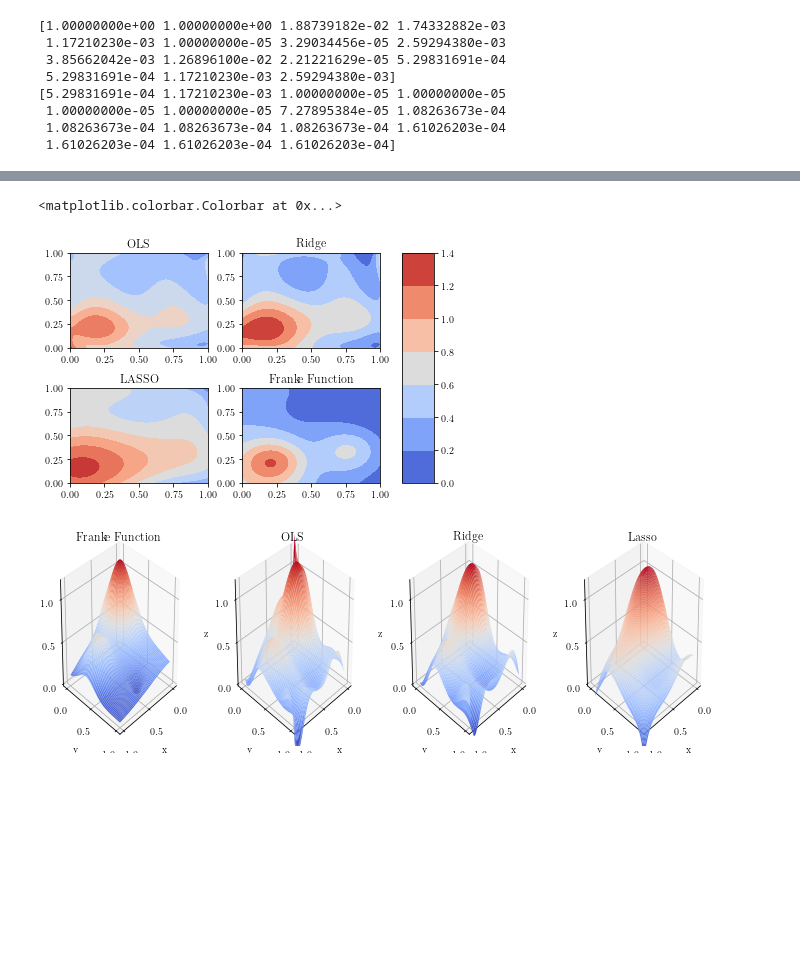
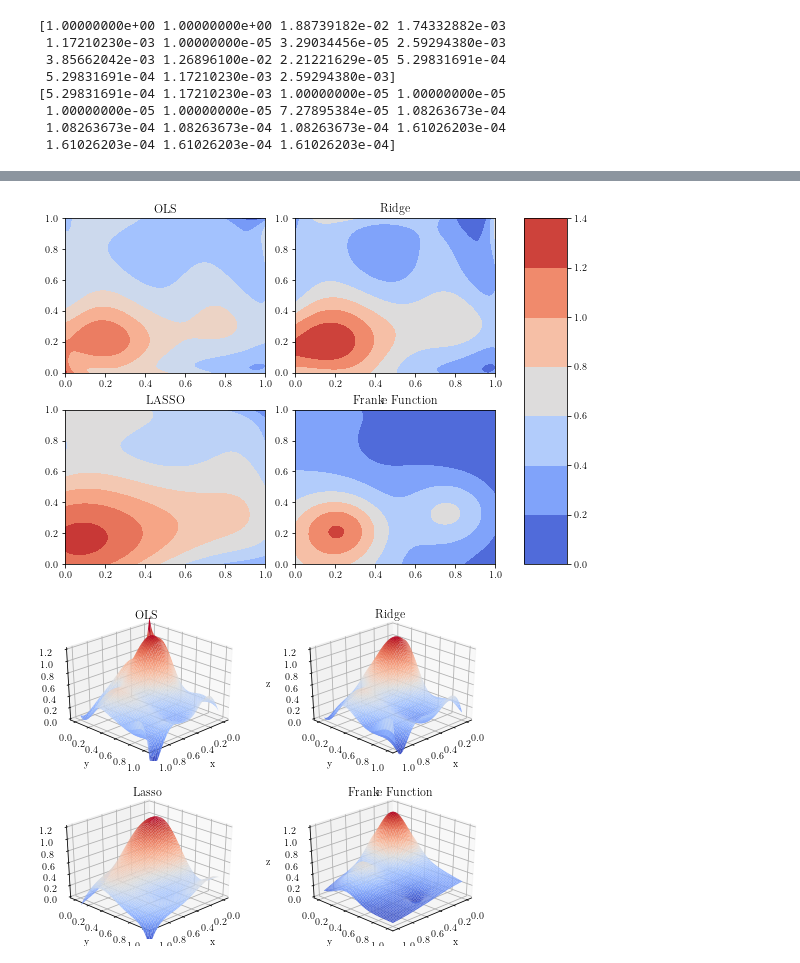
Before and after one commit to nicholaskarlsen/FYS-STK4155, a Jupyter notebook: project_1/notebooks/bulk_analysis_notebook.ipynb, the cells around one changed output, grey strips where cells are left out. Cells and saved outputs as stored; diff of their text form; code cells hidden in the pictures; blank space fills up the shorter version.

Commit message:
Added terrain plots to document

```diff
--- a/project_1/notebooks/bulk_analysis_notebook.ipynb
+++ b/project_1/notebooks/bulk_analysis_notebook.ipynb
@@ -428,47 +428,40 @@ print(stat_tools.MSE(z_plot_franke,z_predict_lasso))
 0.006265485178794638
 # %%
+plt.figure(figsize=FIGURESIZE * 2)
+
 plt.subplot(221)
 plt.contourf(x_plot_mesh, y_plot_mesh, z_predict_ols, cmap=cm.coolwarm)
 plt.title("OLS")
 plt.tight_layout()
 
 plt.subplot(222)
 plt.contourf(x_plot_mesh, y_plot_mesh, z_predict_ridge, cmap=cm.coolwarm)
 plt.title("Ridge")
 plt.tight_layout()
 
 plt.subplot(223)
 plt.contourf(x_plot_mesh, y_plot_mesh, z_predict_lasso, cmap=cm.coolwarm)
 plt.title("LASSO")
 plt.tight_layout()
 
 plt.subplot(224)
 plt.contourf(x_plot_mesh, y_plot_mesh, z_plot_franke, cmap=cm.coolwarm)
 plt.title("Franke Function")
 plt.tight_layout()
 
 
 plt.subplots_adjust(bottom=0.1, right=0.8, top=0.9)
 cax = plt.axes([0.85, 0.1, 0.075, 0.8])
 plt.colorbar(cax=cax)
+
+plt.savefig(FIGPATH + "FRANKE_FIT_CONTOUR.pdf")
 # %% [output]
-<matplotlib.colorbar.Colorbar at 0x...>
-[figure, old version]
+[figure, new version]
 # %%
-fig = plt.figure(figsize=(3 * 4,4))
-
-# Plot the analytic curve
-ax = fig.add_subplot(1, 4, 1, projection="3d")
-ax.set_title("Franke Function")
-ax.view_init(azim=45)
-ax.set_xlabel("x")
-ax.set_ylabel("y")
-ax.set_zlabel("z")
-ax.set_zlim([0, 1.2])
-surf = ax.plot_surface(x_plot_mesh, y_plot_mesh, z_plot_franke, cmap=cm.coolwarm)
+fig = plt.figure(figsize=FIGURESIZE*2)
 
 # Plot the OLS prediction
-ax = fig.add_subplot(1, 4, 2, projection="3d")
+ax = fig.add_subplot(2, 2, 1, projection="3d")
 ax.set_title("OLS")
 ax.view_init(azim=45)
 ax.set_xlabel("x")
@@ -478,7 +471,7 @@ ax.set_zlim([0, 1.2])
 
 surf = ax.plot_surface(x_plot_mesh, y_plot_mesh, z_predict_ols, cmap=cm.coolwarm)
 # Plot the Ridge
-ax = fig.add_subplot(1, 4, 3, projection="3d")
+ax = fig.add_subplot(2, 2, 2, projection="3d")
 ax.set_title("Ridge")
 ax.view_init(azim=45)
 ax.set_xlabel("x")
@@ -487,7 +480,7 @@ ax.set_zlabel("z")
 ax.set_zlim([0, 1.2])
 surf = ax.plot_surface(x_plot_mesh, y_plot_mesh, z_predict_ridge, cmap=cm.coolwarm)
 # Plot the Lasso
-ax = fig.add_subplot(1, 4, 4, projection="3d")
+ax = fig.add_subplot(2, 2, 3, projection="3d")
 ax.set_title("Lasso")
 ax.view_init(azim=45)
 ax.set_xlabel("x")
@@ -495,5 +488,17 @@ ax.set_ylabel("y")
 ax.set_zlabel("z")
 ax.set_zlim([0, 1.2])
 surf = ax.plot_surface(x_plot_mesh, y_plot_mesh, z_predict_lasso, cmap=cm.coolwarm)
+
+# Plot the analytic curve
+ax = fig.add_subplot(2, 2, 4, projection="3d")
+ax.set_title("Franke Function")
+ax.view_init(azim=45)
+ax.set_xlabel("x")
+ax.set_ylabel("y")
+ax.set_zlabel("z")
+ax.set_zlim([0, 1.2])
+surf = ax.plot_surface(x_plot_mesh, y_plot_mesh, z_plot_franke, cmap=cm.coolwarm)
+
+plt.savefig(FIGPATH + "FRANKE_FIT_3D.pdf")
 # %% [output]
-[figure, old version]
+[figure, new version]
```
Also changed, not shown: parts of 2 cells of this notebook, 25 other files.
